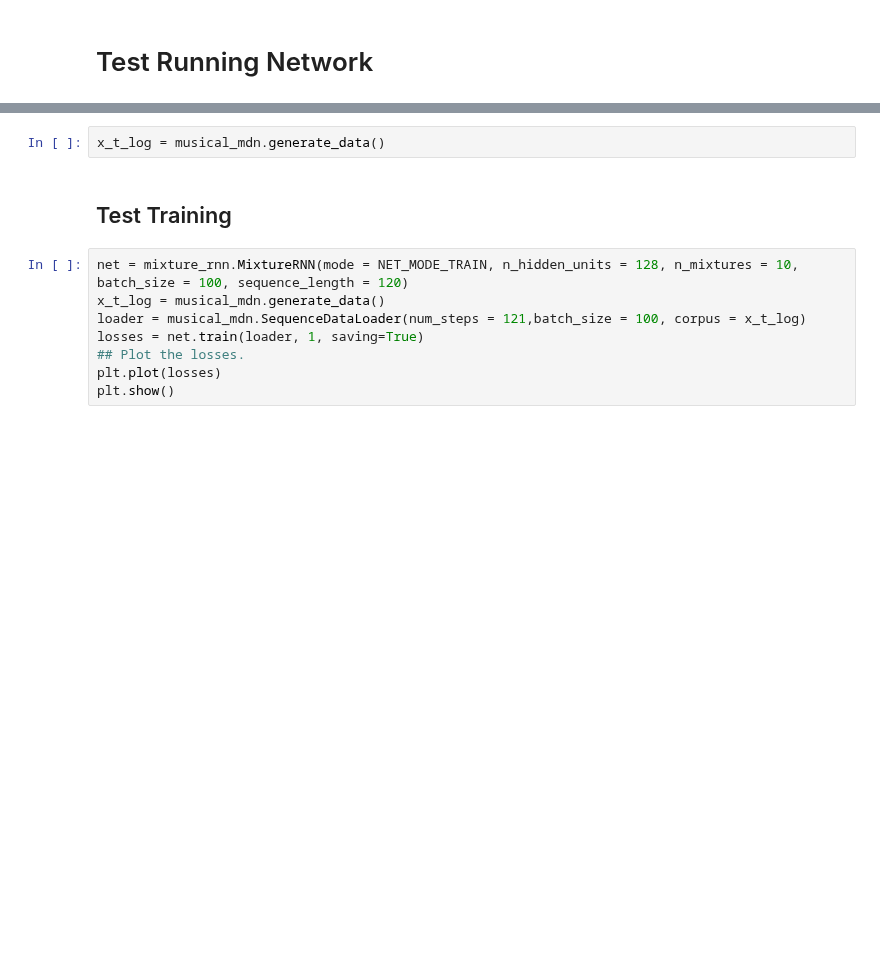
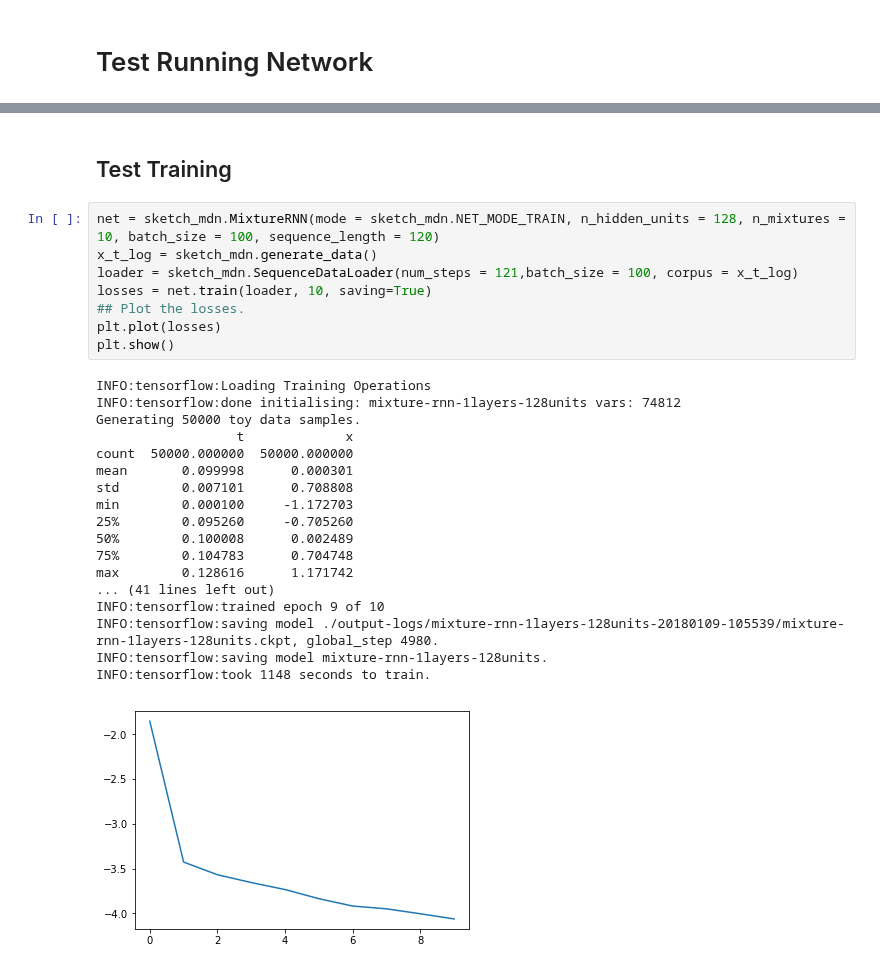
Before and after one commit to cpmpercussion/impsy, a Jupyter notebook: test-mdn-sketch-mixture.ipynb, the cells around one changed output, grey strips where cells are left out. Cells and saved outputs as stored; diff of their text form; blank space fills up the shorter version.

```diff
--- a/test-mdn-sketch-mixture.ipynb
+++ b/test-mdn-sketch-mixture.ipynb
@@ -73,12 +73,29 @@ Window: 6000 to 6100
-# %%
-x_t_log = musical_mdn.generate_data()
 # %% [markdown]
 ## Test Training
 # %%
-net = mixture_rnn.MixtureRNN(mode = NET_MODE_TRAIN, n_hidden_units = 128, n_mixtures = 10, batch_size = 100, sequence_length = 120)
-x_t_log = musical_mdn.generate_data()
-loader = musical_mdn.SequenceDataLoader(num_steps = 121,batch_size = 100, corpus = x_t_log)
-losses = net.train(loader, 1, saving=True)
+net = sketch_mdn.MixtureRNN(mode = sketch_mdn.NET_MODE_TRAIN, n_hidden_units = 128, n_mixtures = 10, batch_size = 100, sequence_length = 120)
+x_t_log = sketch_mdn.generate_data()
+loader = sketch_mdn.SequenceDataLoader(num_steps = 121,batch_size = 100, corpus = x_t_log)
+losses = net.train(loader, 10, saving=True)
 ## Plot the losses.
 plt.plot(losses)
 plt.show()
+# %% [output]
+INFO:tensorflow:Loading Training Operations
+INFO:tensorflow:done initialising: mixture-rnn-1layers-128units vars: 74812
+Generating 50000 toy data samples.
+                  t             x
+count  50000.000000  50000.000000
+mean       0.099998      0.000301
+std        0.007101      0.708808
+min        0.000100     -1.172703
+25%        0.095260     -0.705260
+50%        0.100008      0.002489
+75%        0.104783      0.704748
+max        0.128616      1.171742
+... (41 lines left out)
+INFO:tensorflow:trained epoch 9 of 10
+INFO:tensorflow:saving model ./output-logs/mixture-rnn-1layers-128units-20180109-105539/mixture-rnn-1layers-128units.ckpt, global_step 4980.
+INFO:tensorflow:saving model mixture-rnn-1layers-128units.
+INFO:tensorflow:took 1148 seconds to train.
+[figure, added]
```
Also changed, not shown: parts of 4 cells of this notebook.
